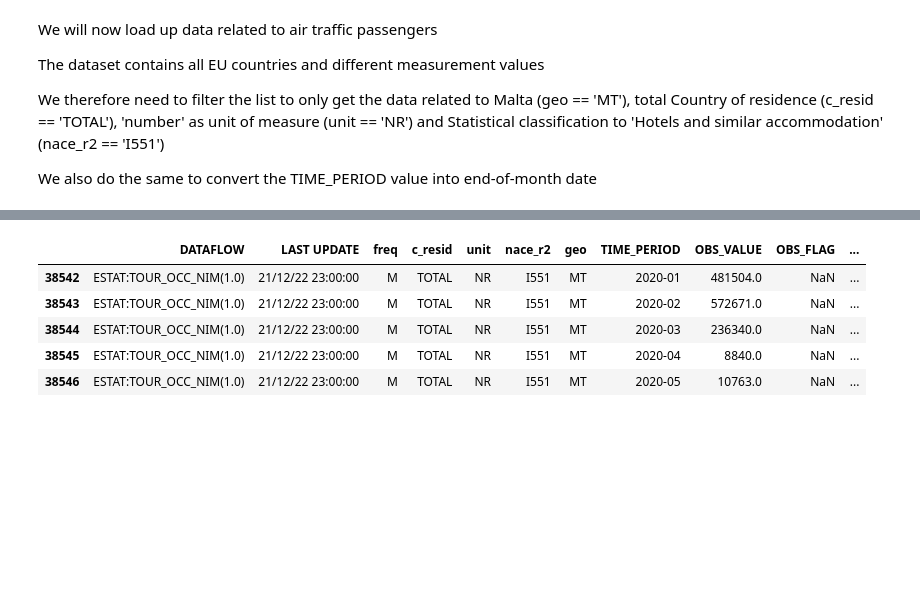
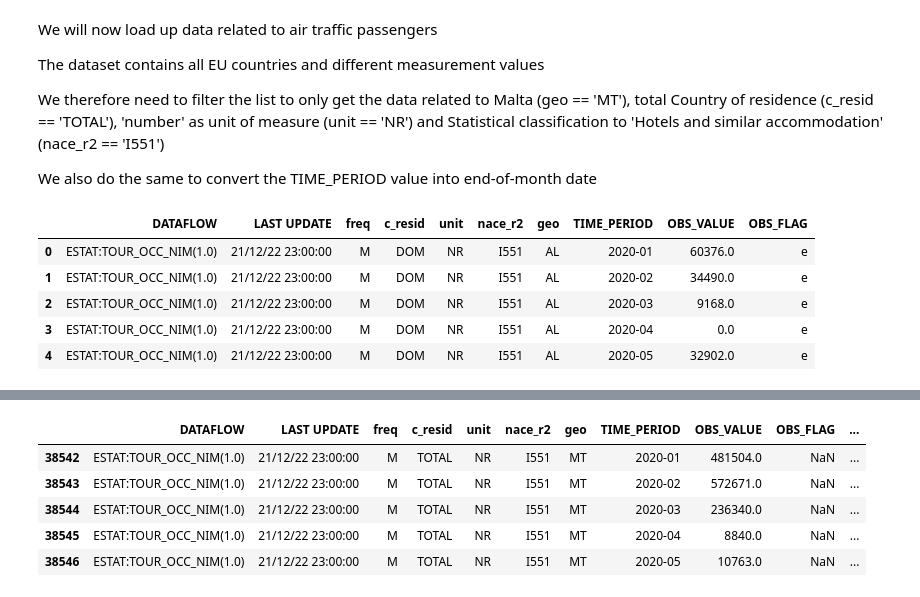
Before and after one commit to dcassaralpert/Module9Discussion, a Jupyter notebook: CovidDiscussion_Daniel.ipynb, the cells around one changed output, grey strips where cells are left out. Saved outputs shown, nothing was run; the diff lists cells and outputs as text; code cells hidden in the pictures; blank space fills up the shorter version.

```diff
--- a/CovidDiscussion_Daniel.ipynb
+++ b/CovidDiscussion_Daniel.ipynb
@@ -315,3 +470,13 @@ The dataset contains all EU countries and different measurement values
 We therefore need to filter the list to only get the data related to Malta (geo == 'MT'), total Country of residence (c_resid == 'TOTAL'), 'number' as unit of measure (unit == 'NR') and Statistical classification to 'Hotels and similar accommodation' (nace_r2 == 'I551')
 
 We also do the same to convert the TIME_PERIOD value into end-of-month date
+# %%
+dfhotelstays = pd.read_csv('./Other Data/hotel stays.csv')
+dfhotelstays.head()
+# %% [output]
+|  | DATAFLOW | LAST UPDATE | freq | c_resid | unit | nace_r2 | geo | TIME_PERIOD | OBS_VALUE | OBS_FLAG |
+| 0 | ESTAT:TOUR_OCC_NIM(1.0) | 21/12/22 23:00:00 | M | DOM | NR | I551 | AL | 2020-01 | 60376.0 | e |
+| 1 | ESTAT:TOUR_OCC_NIM(1.0) | 21/12/22 23:00:00 | M | DOM | NR | I551 | AL | 2020-02 | 34490.0 | e |
+| 2 | ESTAT:TOUR_OCC_NIM(1.0) | 21/12/22 23:00:00 | M | DOM | NR | I551 | AL | 2020-03 | 9168.0 | e |
+| 3 | ESTAT:TOUR_OCC_NIM(1.0) | 21/12/22 23:00:00 | M | DOM | NR | I551 | AL | 2020-04 | 0.0 | e |
+| 4 | ESTAT:TOUR_OCC_NIM(1.0) | 21/12/22 23:00:00 | M | DOM | NR | I551 | AL | 2020-05 | 32902.0 | e |
```
Also changed, not shown: parts of 20 cells of this notebook.
